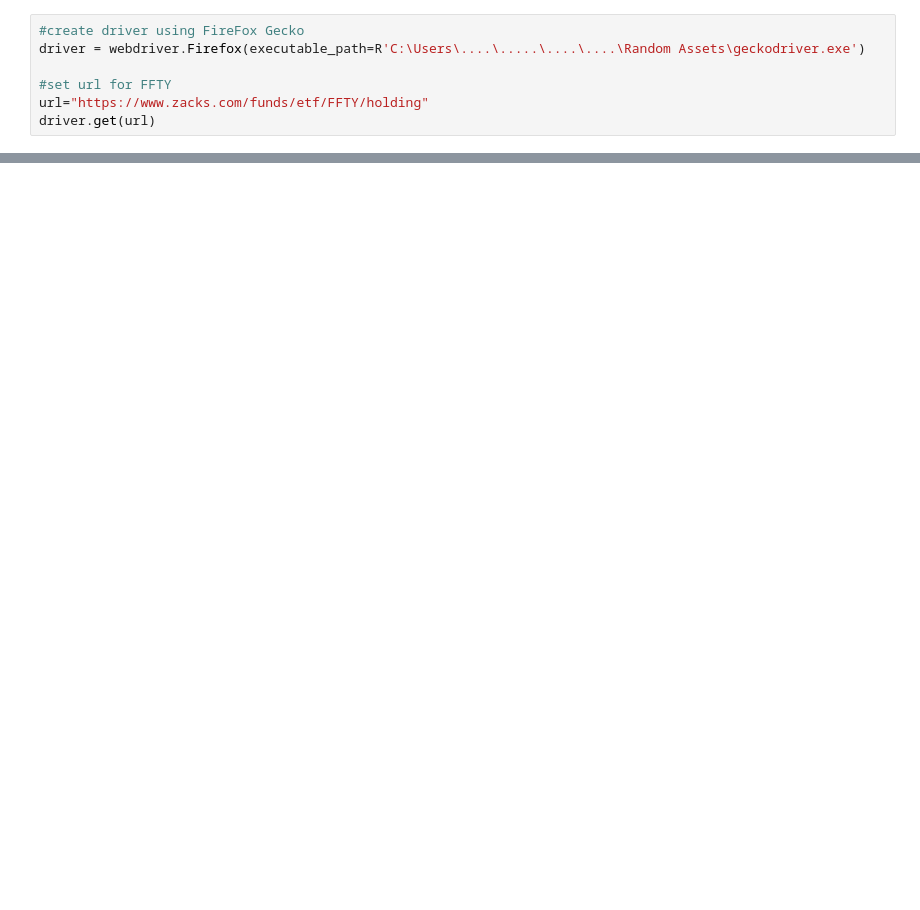
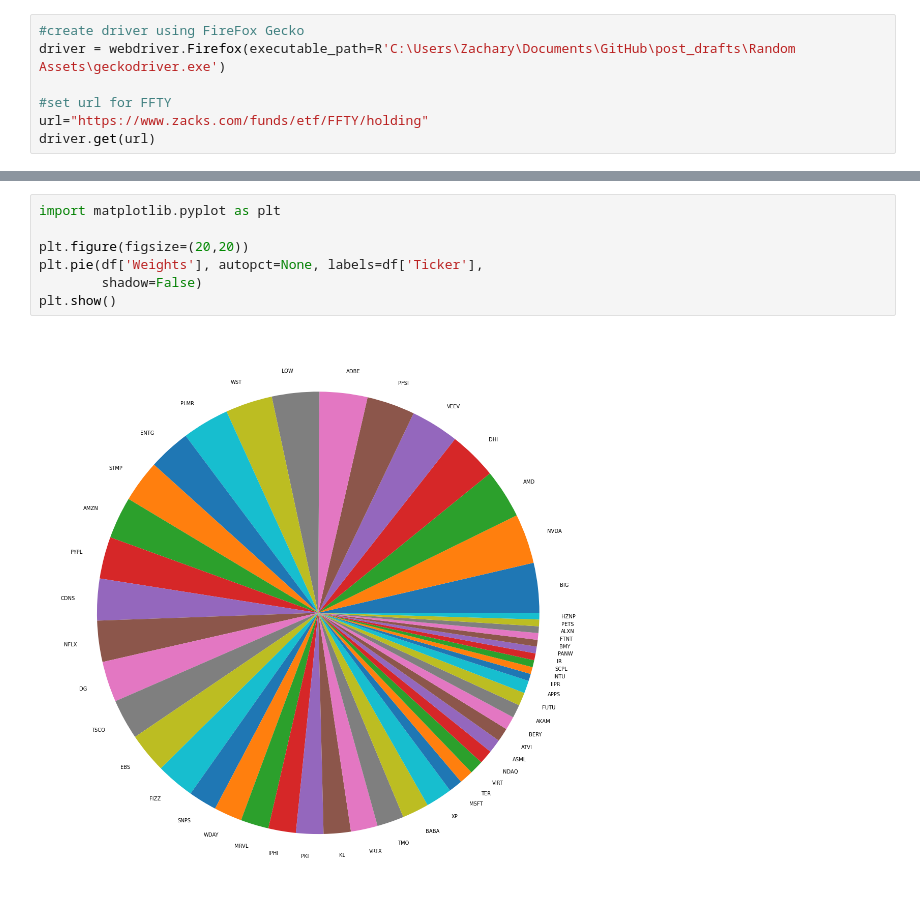
Before and after one commit to zachlim98/BeatingEnDUS, a Jupyter notebook: Own Screener/IBD50 Screener.ipynb, the cells around one changed output, grey strips where cells are left out. Cells and saved outputs as stored; diff of their text form; blank space fills up the shorter version.

```diff
--- a/Own Screener/IBD50 Screener.ipynb
+++ b/Own Screener/IBD50 Screener.ipynb
@@ -8,7 +9,7 @@ from selenium.webdriver.support.ui import Select
 from yahoo_fin import stock_info as si
 # %%
 #create driver using FireFox Gecko
-driver = webdriver.Firefox(executable_path=R'C:\Users\....\.....\....\....\Random Assets\geckodriver.exe')
+driver = webdriver.Firefox(executable_path=R'C:\Users\Zachary\Documents\GitHub\post_drafts\Random Assets\geckodriver.exe')
 
 #set url for FFTY
 url="https://www.zacks.com/funds/etf/FFTY/holding"
@@ -53,0 +43,9 @@ fig.show()
+# %%
+import matplotlib.pyplot as plt
+
+plt.figure(figsize=(20,20))
+plt.pie(df['Weights'], autopct=None, labels=df['Ticker'],
+        shadow=False)
+plt.show()
+# %% [output]
+[figure, added]
```
Also changed, not shown: parts of 6 cells of this notebook, 1 other file.
